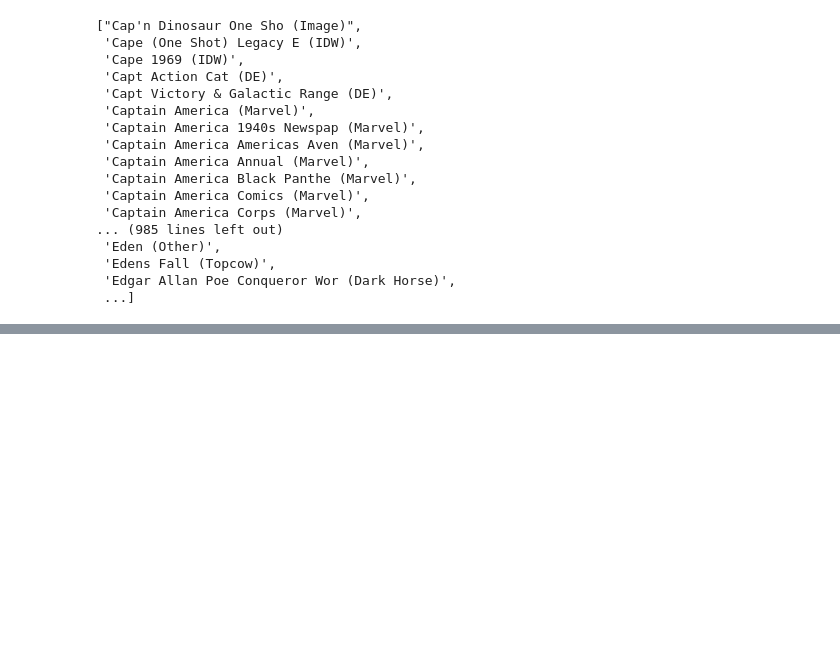
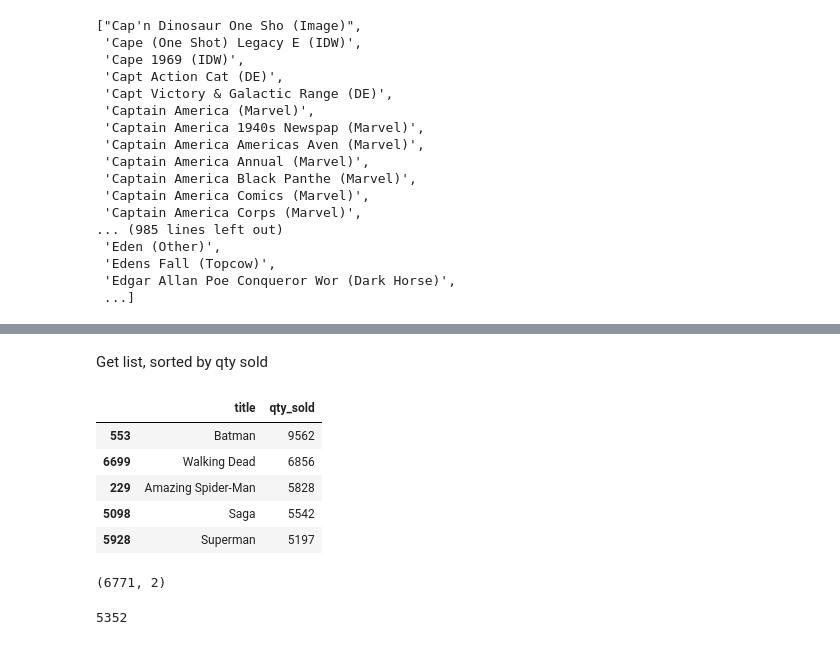
Before and after one commit to werlindo/comics_rx, a Jupyter notebook: comrx/dev/get_images.ipynb, the cells around one changed output, grey strips where cells are left out. Saved outputs shown, nothing was run; the diff lists cells and outputs as text; code cells hidden in the pictures; blank space fills up the shorter version.

```diff
--- a/comrx/dev/get_images.ipynb
+++ b/comrx/dev/get_images.ipynb
@@ -539,0 +551,4 @@ title_search[1049:]
+# %%
+# Check results
+temp_df = pd.DataFrame(cur.fetchall())
+temp_df.columns = [col.name for col in cur.description]
@@ -540 +562,3 @@ title_search[1049:]
+# %%
+temp_df['title'] = ( temp_df['title_and_num'].apply(dfc.cut_issue_num) )
 # %%
@@ -550,0 +573,5 @@ ww
+# %%
+temp_df['title'] = (temp_df['title'].apply(lambda x : x.replace('&' ,'and'))
+                    .apply(lambda x : x.replace('?' ,''))
+                    .apply(lambda x : x.replace('/' ,' '))
+                   )
@@ -550,0 +602,13 @@ ww
+# %% [markdown]
+Get list, sorted by qty sold
+# %%
+qtys = temp_df.groupby(['title'], as_index=False).qty_sold.sum().sort_values(by=['qty_sold'], ascending=False)
+# %%
+qtys.head()
+# %% [output]
+|  | title | qty_sold |
+| 553 | Batman | 9562 |
+| 6699 | Walking Dead | 6856 |
+| 229 | Amazing Spider-Man | 5828 |
+| 5098 | Saga | 5542 |
+| 5928 | Superman | 5197 |
@@ -550,0 +619,4 @@ ww
+# %%
+titles_needed_df.shape
+# %% [output]
+(6771, 2)
@@ -550,0 +625,5 @@ ww
+# %%
+#367+246+151
+827+151+376+524+5+47+1662+3+162+155+15+295+927+143+60
+# %% [output]
+5352
```
Also changed, not shown: parts of 27 cells of this notebook, 8 other files.
